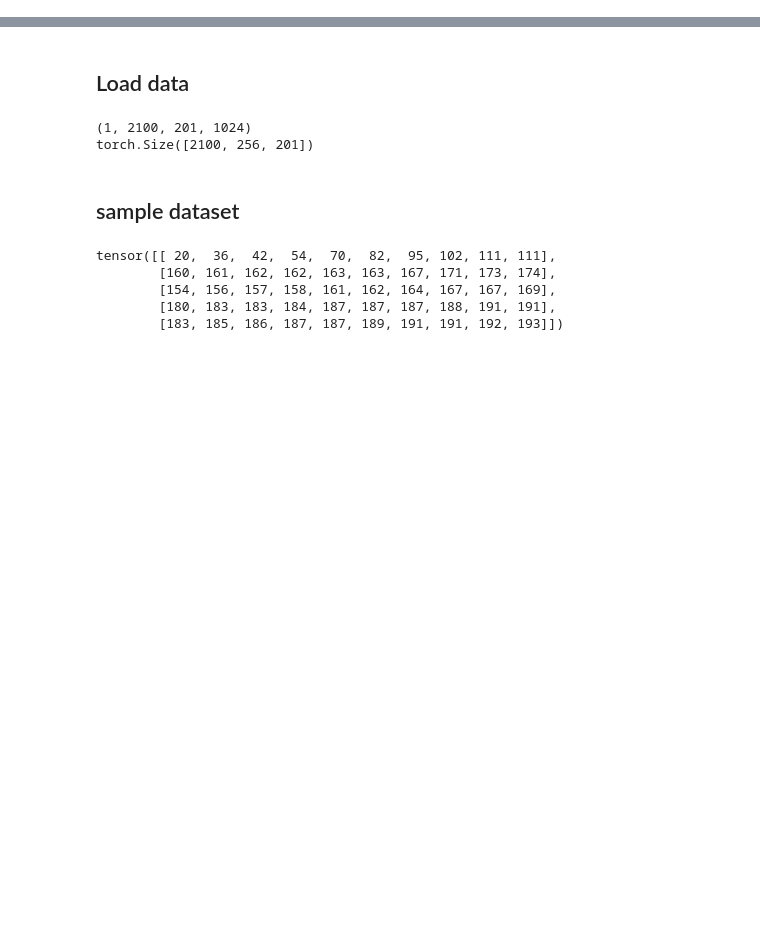
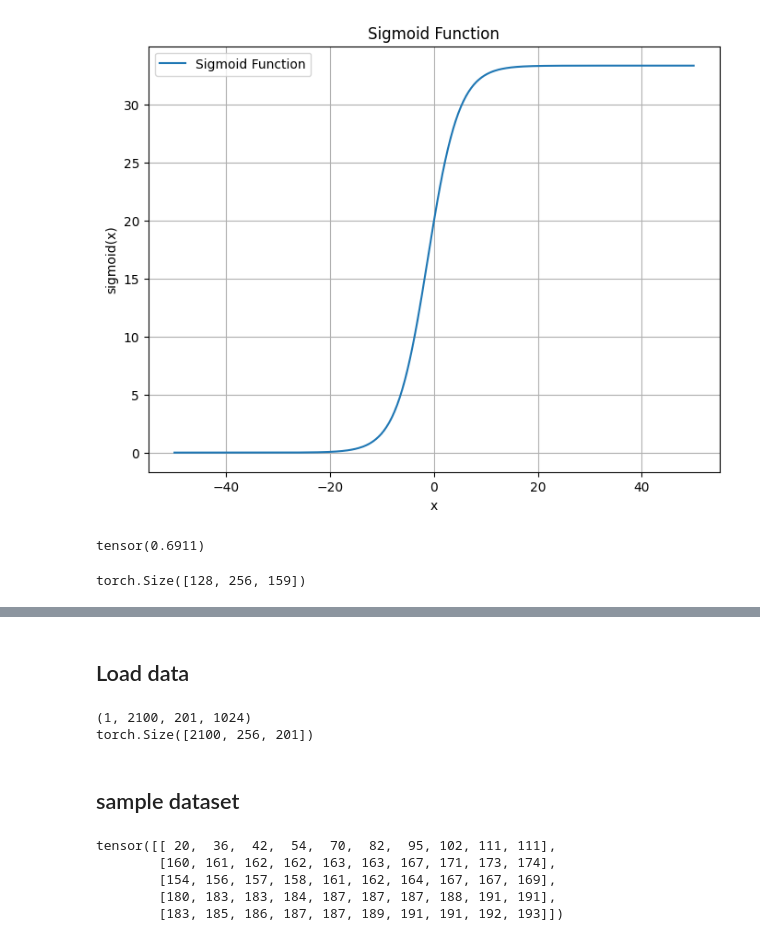
Before and after one commit to seuncoker/constant_autoregression, a Jupyter notebook: correlation_analysis.ipynb, the cells around one changed output, grey strips where cells are left out. Cells and saved outputs as stored; diff of their text form; code cells hidden in the pictures; blank space fills up the shorter version.

```diff
--- a/correlation_analysis.ipynb
+++ b/correlation_analysis.ipynb
@@ -5,0 +97,40 @@ import matplotlib.pyplot as plt
+# %%
+import numpy as np
+import matplotlib.pyplot as plt
+
+# Define the sigmoid function
+def sigmoid(x):
+    """
+    Compute the sigmoid function.
+
+    Parameters:
+    x: A scalar or numpy array.
+
+    Returns:
+    The sigmoid of x.
+    """
+    return (50 / (1.5 + np.exp(-x/3)))
+
+# Generate x values from -10 to 10
+x = np.linspace(-50, 50, 400)
+
+# Calculate y values using the sigmoid function
+y = sigmoid(x)
+
+# Create the plot
+plt.figure(figsize=(8, 6))
+plt.plot(x, y, label='Sigmoid Function')
+
+# Set labels and title
+plt.xlabel('x')
+plt.ylabel('sigmoid(x)')
+plt.title('Sigmoid Function')
+
+# Add a legend
+plt.legend()
+
+# Show the plot
+plt.grid(True)
+plt.show()
+# %% [output]
+[figure, added]
@@ -5,0 +160,8 @@ import matplotlib.pyplot as plt
+# %%
+torch.mean(ans)
+# %% [output]
+tensor(0.6911)
+# %%
+test_auto_stwl["test_ro"][1].shape
+# %% [output]
+torch.Size([128, 256, 159])
```
Also changed, not shown: parts of 18 cells of this notebook, 38 other files.
